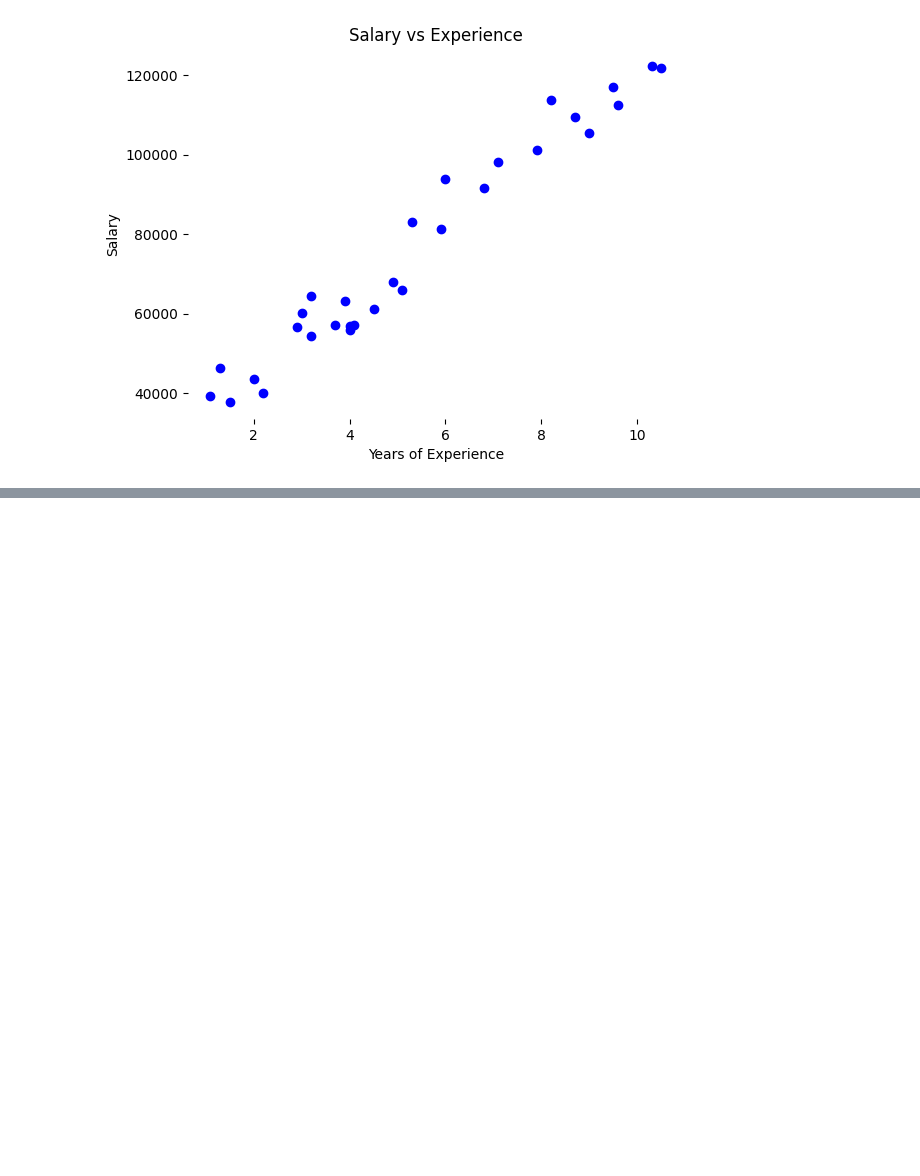
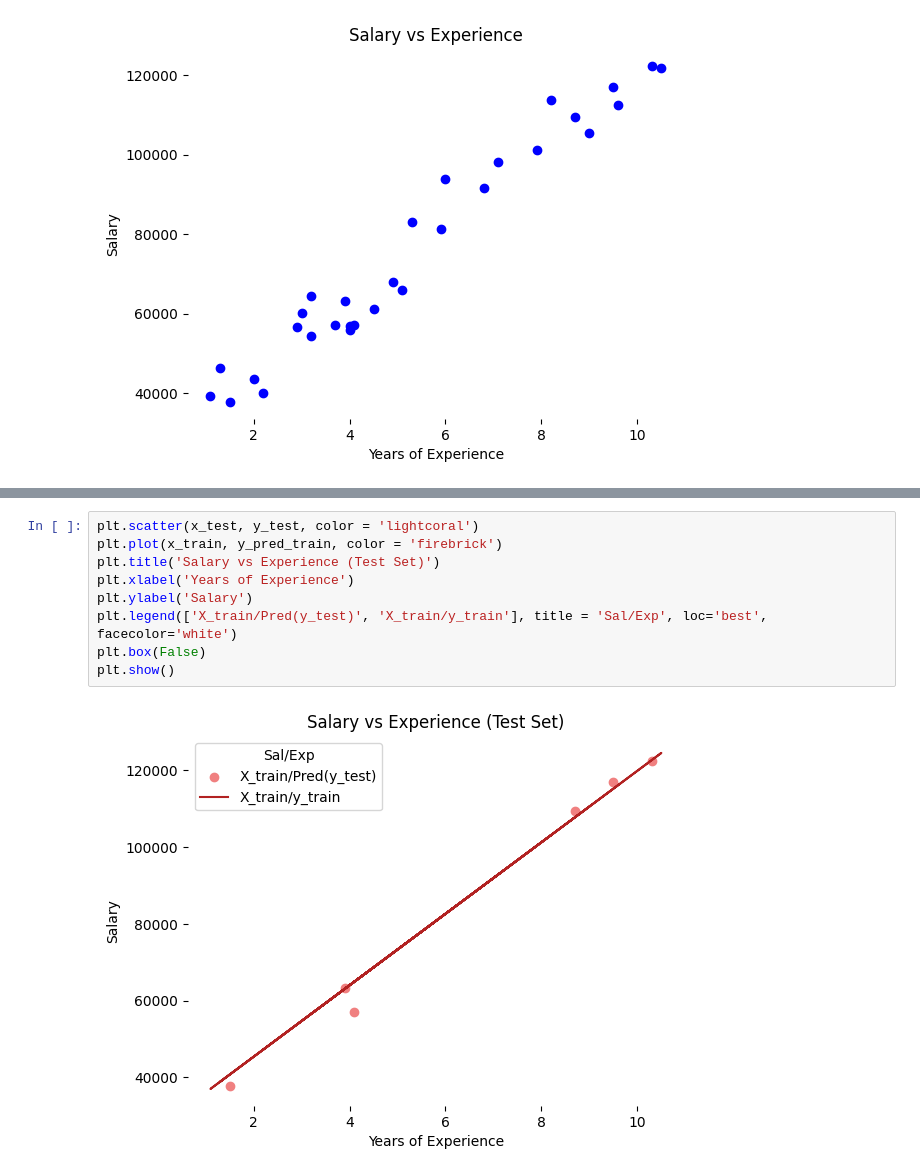
Before and after one commit to hiteshpatil2005/Machine-Learning-Laboratory, a Jupyter notebook: Assignment-2/regression.ipynb, the cells around one changed output, grey strips where cells are left out. Drawn from its saved outputs; the diff is of its cells as text; blank space fills up the shorter version.

```diff
--- a/Assignment-2/regression.ipynb
+++ b/Assignment-2/regression.ipynb
@@ -51,0 +81,11 @@ plt.show()
+# %%
+plt.scatter(x_test, y_test, color = 'lightcoral')
+plt.plot(x_train, y_pred_train, color = 'firebrick')
+plt.title('Salary vs Experience (Test Set)')
+plt.xlabel('Years of Experience')
+plt.ylabel('Salary')
+plt.legend(['X_train/Pred(y_test)', 'X_train/y_train'], title = 'Sal/Exp', loc='best', facecolor='white')
+plt.box(False)
+plt.show()
+# %% [output]
+[figure, added]
```
Also changed, not shown: parts of 6 cells of this notebook.
